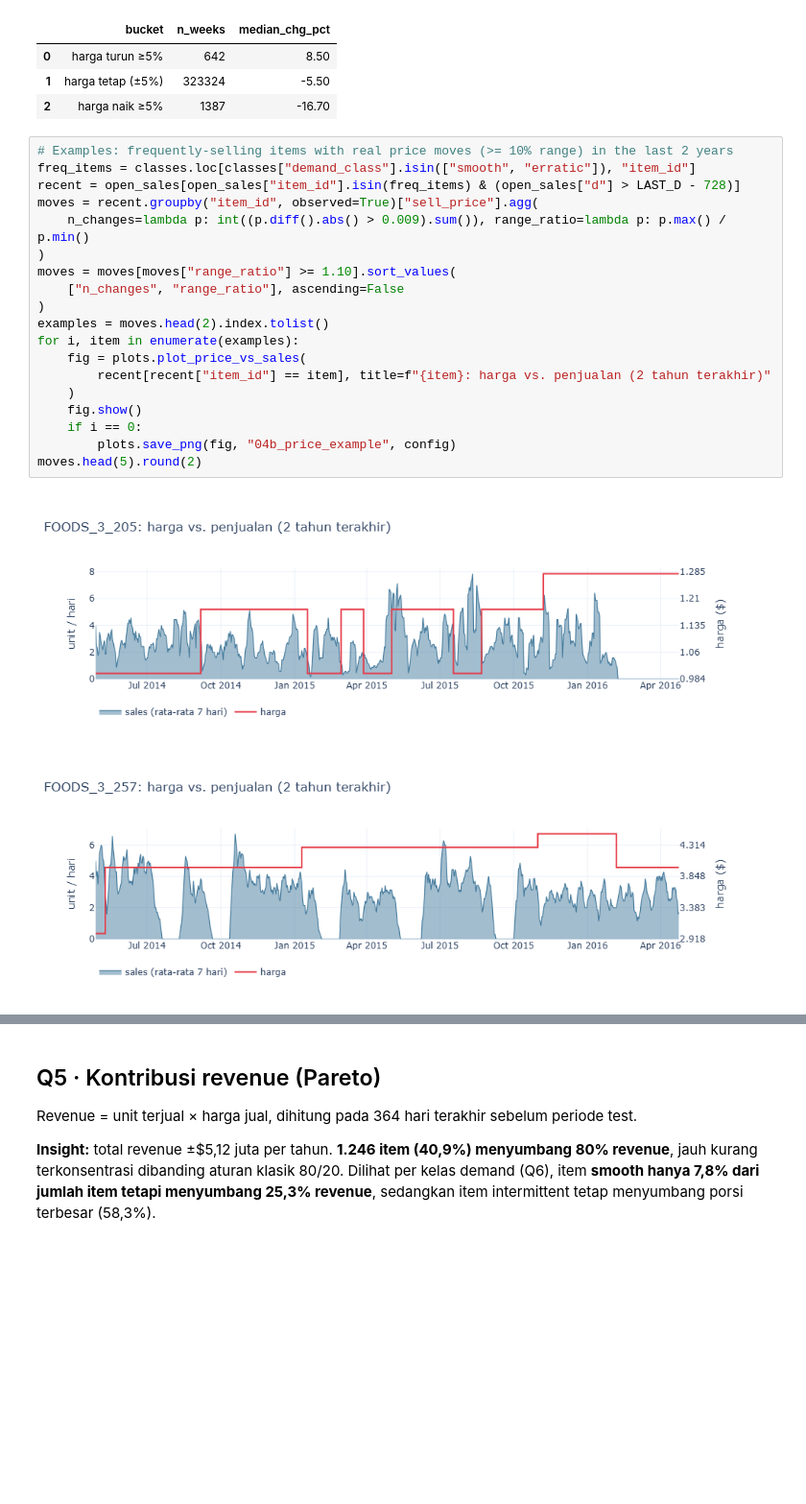
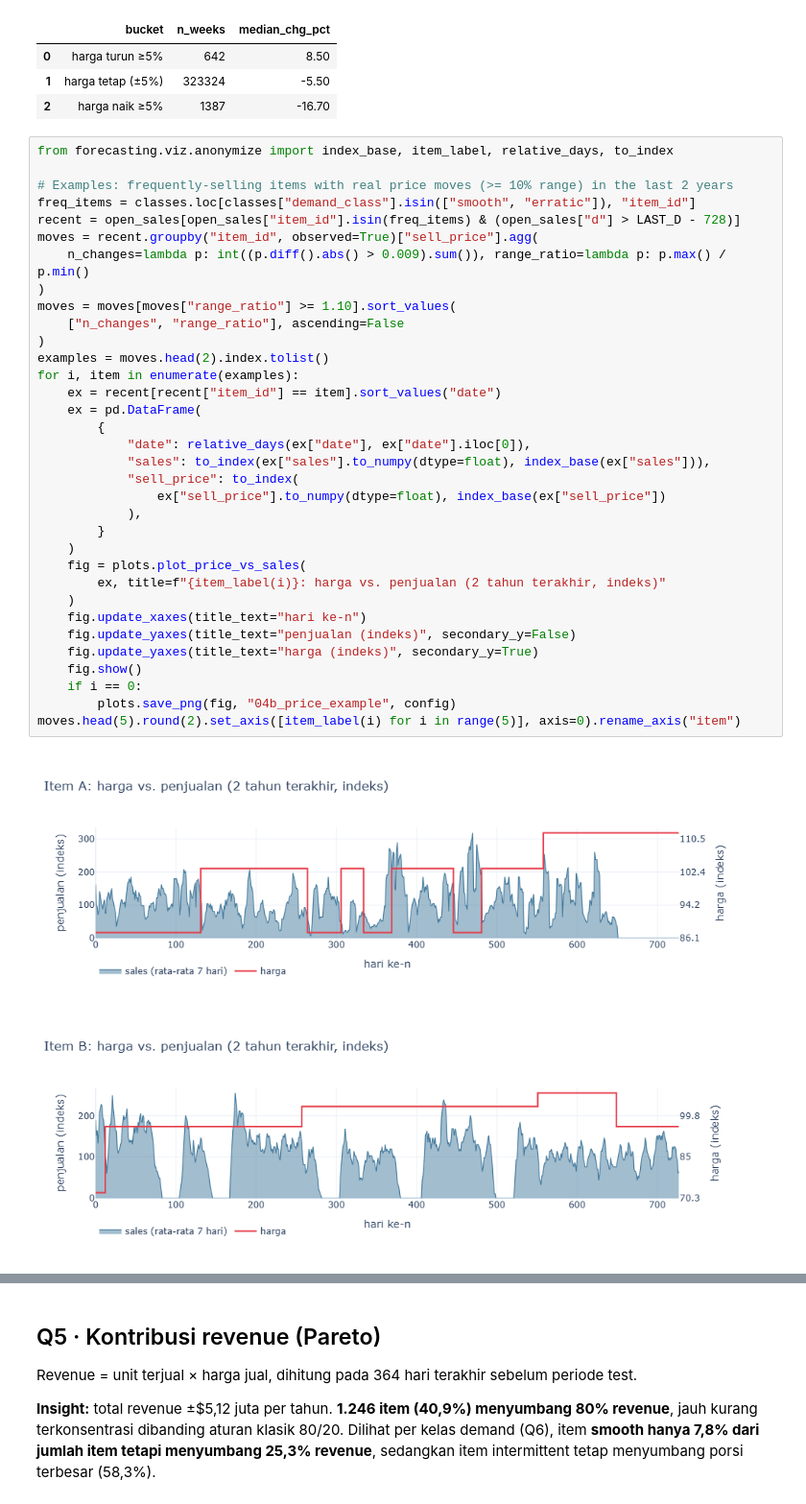
Before and after one commit to immjd/m5-demand-forecasting, a Jupyter notebook: notebooks/01_eda.ipynb, the cells around one changed output, grey strips where cells are left out. Shown at 96% size. Saved outputs shown, nothing was run; the diff lists cells and outputs as text; blank space fills up the shorter version.

Commit message:
inventory: add (R,S) simulation and anonymize item-level examples

```diff
--- a/notebooks/01_eda.ipynb
+++ b/notebooks/01_eda.ipynb
@@ -252,25 +252,40 @@ price_effect.round(1)
 | 1 | harga tetap (±5%) | 323324 | -5.50 |
 | 2 | harga naik ≥5% | 1387 | -16.70 |
 # %%
+from forecasting.viz.anonymize import index_base, item_label, relative_days, to_index
+
 # Examples: frequently-selling items with real price moves (>= 10% range) in the last 2 years
 freq_items = classes.loc[classes["demand_class"].isin(["smooth", "erratic"]), "item_id"]
 recent = open_sales[open_sales["item_id"].isin(freq_items) & (open_sales["d"] > LAST_D - 728)]
 moves = recent.groupby("item_id", observed=True)["sell_price"].agg(
     n_changes=lambda p: int((p.diff().abs() > 0.009).sum()), range_ratio=lambda p: p.max() / p.min()
 )
 moves = moves[moves["range_ratio"] >= 1.10].sort_values(
     ["n_changes", "range_ratio"], ascending=False
 )
 examples = moves.head(2).index.tolist()
 for i, item in enumerate(examples):
+    ex = recent[recent["item_id"] == item].sort_values("date")
+    ex = pd.DataFrame(
+        {
+            "date": relative_days(ex["date"], ex["date"].iloc[0]),
+            "sales": to_index(ex["sales"].to_numpy(dtype=float), index_base(ex["sales"])),
+            "sell_price": to_index(
+                ex["sell_price"].to_numpy(dtype=float), index_base(ex["sell_price"])
+            ),
+        }
+    )
     fig = plots.plot_price_vs_sales(
-        recent[recent["item_id"] == item], title=f"{item}: harga vs. penjualan (2 tahun terakhir)"
+        ex, title=f"{item_label(i)}: harga vs. penjualan (2 tahun terakhir, indeks)"
     )
+    fig.update_xaxes(title_text="hari ke-n")
+    fig.update_yaxes(title_text="penjualan (indeks)", secondary_y=False)
+    fig.update_yaxes(title_text="harga (indeks)", secondary_y=True)
     fig.show()
     if i == 0:
         plots.save_png(fig, "04b_price_example", config)
-moves.head(5).round(2)
+moves.head(5).round(2).set_axis([item_label(i) for i in range(5)], axis=0).rename_axis("item")
 # %% [output]
-[figure, old version]
+[figure, new version]
-[figure, old version]
+[figure, new version]
 |  | n_changes | range_ratio |
```
Also changed, not shown: parts of 2 cells of this notebook, 31 other files.
